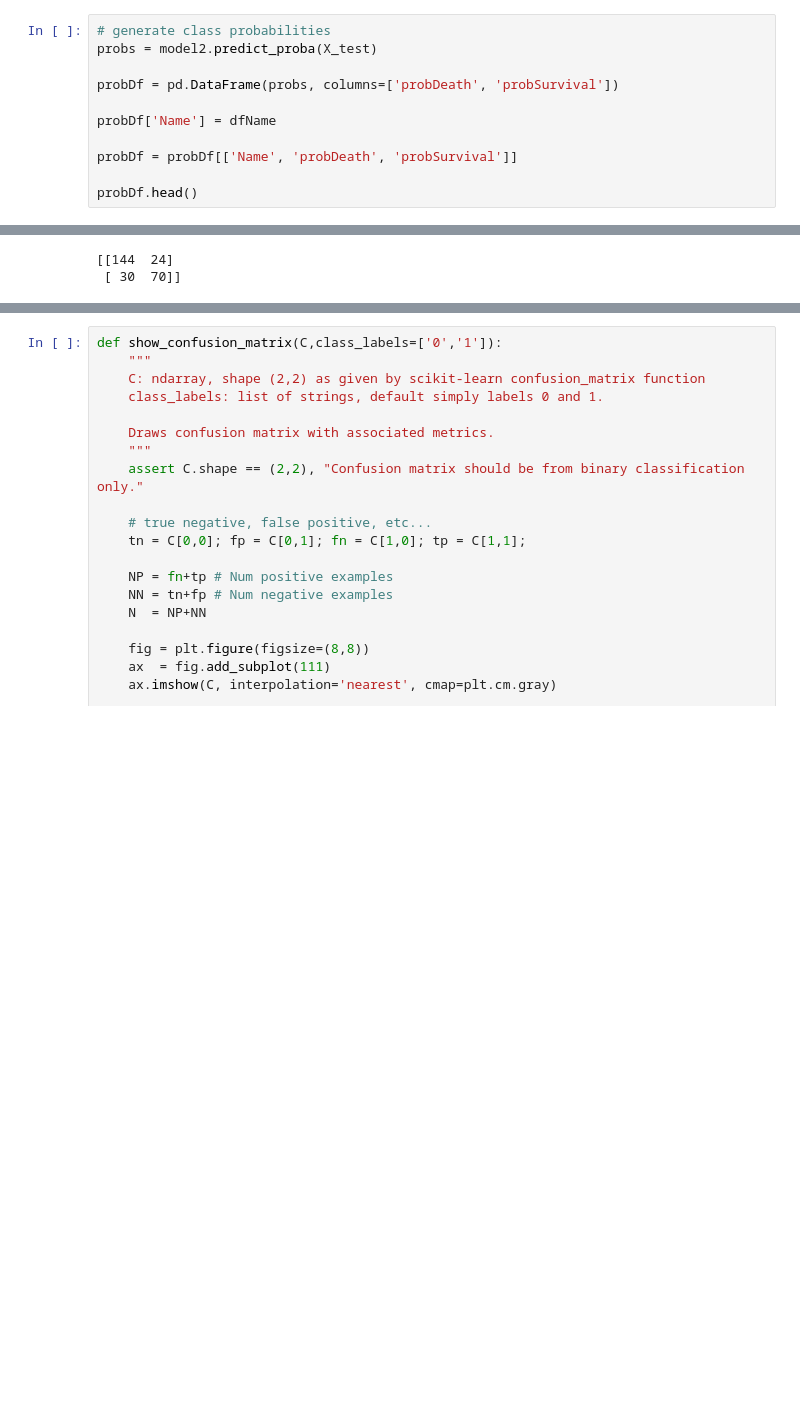
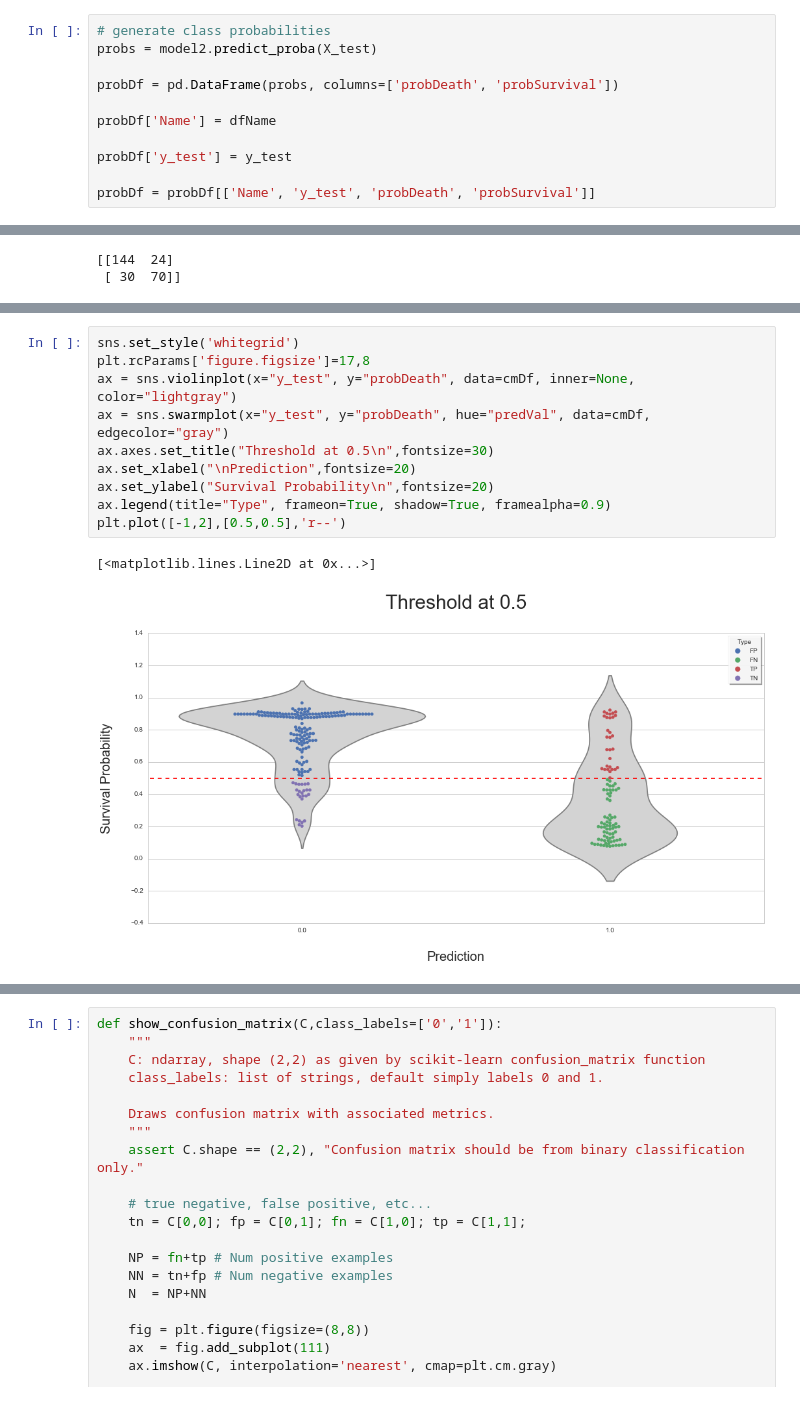
Before and after one commit to revirevy/mike1, a Jupyter notebook: 01-projects/notebooks/project5Final.ipynb, the cells around one changed output, grey strips where cells are left out. Cells and saved outputs as stored; diff of their text form; blank space fills up the shorter version.

```diff
--- a/01-projects/notebooks/project5Final.ipynb
+++ b/01-projects/notebooks/project5Final.ipynb
@@ -508,6 +515,6 @@ probDf = pd.DataFrame(probs, columns=['probDeath', 'probSurvival'])
 
 probDf['Name'] = dfName
 
-probDf = probDf[['Name', 'probDeath', 'probSurvival']]
+probDf['y_test'] = y_test
 
-probDf.head()
+probDf = probDf[['Name', 'y_test', 'probDeath', 'probSurvival']]
@@ -616,0 +670,13 @@ print metrics.confusion_matrix(y_test, predicted)
+# %%
+sns.set_style('whitegrid')
+plt.rcParams['figure.figsize']=17,8
+ax = sns.violinplot(x="y_test", y="probDeath", data=cmDf, inner=None, color="lightgray")
+ax = sns.swarmplot(x="y_test", y="probDeath", hue="predVal", data=cmDf, edgecolor="gray")
+ax.axes.set_title("Threshold at 0.5\n",fontsize=30)
+ax.set_xlabel("\nPrediction",fontsize=20)
+ax.set_ylabel("Survival Probability\n",fontsize=20)
+ax.legend(title="Type", frameon=True, shadow=True, framealpha=0.9)
+plt.plot([-1,2],[0.5,0.5],'r--')
+# %% [output]
+[<matplotlib.lines.Line2D at 0x...>]
+[figure, added]
```
Also changed, not shown: parts of 14 cells of this notebook, 1 other file.
